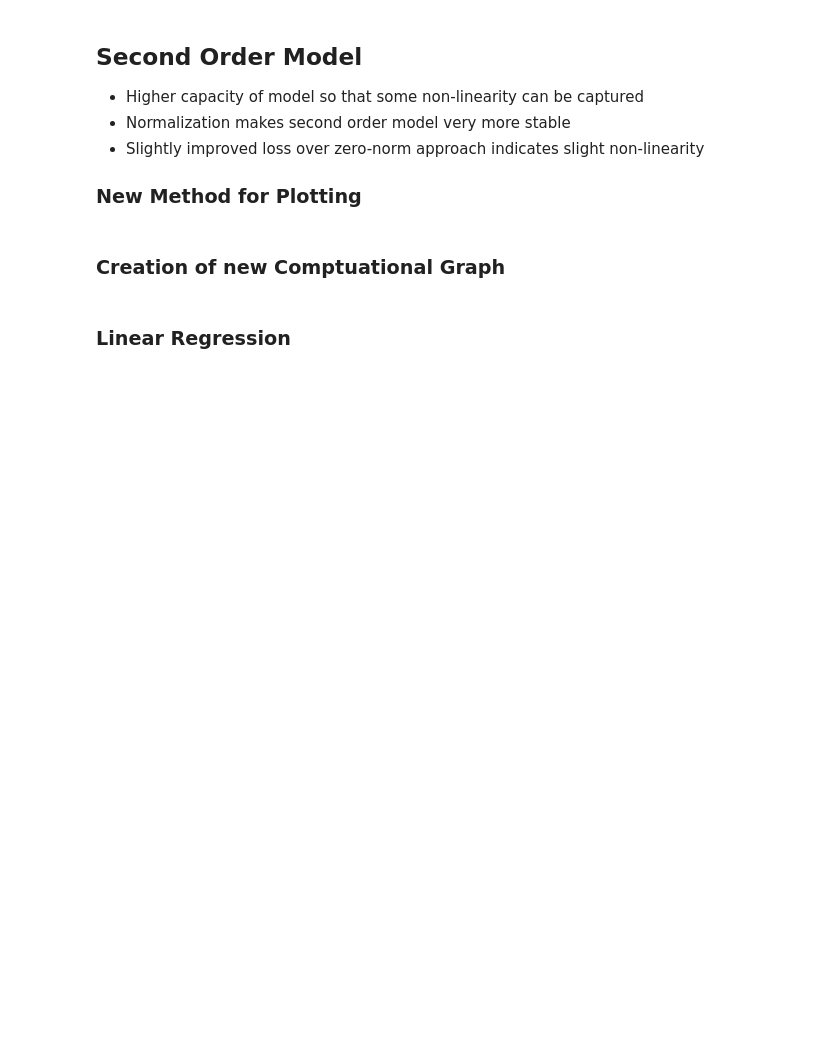
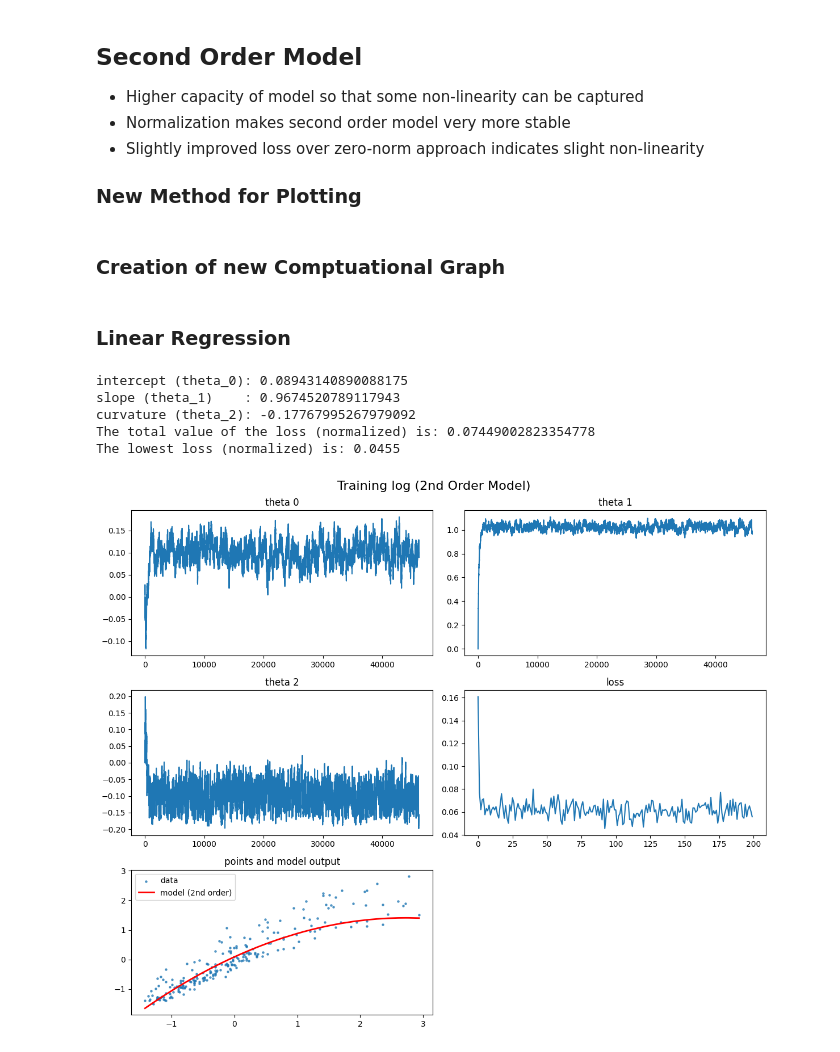
Before and after one commit to chrewbroccoli/delearn-mpw-2, a Jupyter notebook: student-input/cg-linear-regression-stud.ipynb, the cells around one changed output. Cells and saved outputs as stored; diff of their text form; code cells hidden in the pictures; blank space fills up the shorter version.

```diff
--- a/student-input/cg-linear-regression-stud.ipynb
+++ b/student-input/cg-linear-regression-stud.ipynb
@@ -643,42 +647,44 @@ t1 = 0.0
 t2 = 0.0
 
 loss_evolution = []
 t0_evolution = []
 t1_evolution = []
 t2_evolution = []
 
 for epoch in range(epochs):
     n_steps = N
     epoch_loss = 0.0
     for step in range(n_steps):
         n = random.choice(range(0, N))
         cg_second_order.reset_values()
-        cg_second_order.forward([living_area_normalized[n], t0, t1,t2, rent_normalized[n]])
+        cg_second_order.forward([living_area_normalized[n], t0, t1, t2, rent_normalized[n]])
         cg_second_order.backward()
         t0 = t0 - alpha * theta_0.grad_v
         t1 = t1 - alpha * theta_1.grad_v
         t2 = t2 - alpha * theta_2.grad_v
         epoch_loss += j.v
         t0_evolution.append(t0)
         t1_evolution.append(t1)
         t2_evolution.append(t2)
     loss_evolution.append(epoch_loss / n_steps)
 
 print("intercept (theta_0):", t0)
 print("slope (theta_1)    :", t1)
 print("curvature (theta_2):", t2)
+
 y_hat = t0 + t1 * living_area_normalized + t2 * (living_area_normalized**2)
 J = mse_loss(y_hat, rent_normalized)
+lowest_loss = np.min(loss_evolution)
 
-# Convert loss to squared Swiss Francs (CHF^2)
-rent_variance = rent_price.std() ** 2
-J_chf2 = J * rent_variance
-lowest_loss_chf2 = np.min(loss_evolution) * rent_variance
-loss_evolution_chf2 = [loss * rent_variance for loss in loss_evolution]
+print("The total value of the loss (normalized) is:", J)
+print(f"The lowest loss (normalized) is: {lowest_loss:.4f}")
 
-print("The total value of the loss (normalized) is", J)
-print(f"The total value of the loss (CHF^2) is: {J_chf2:.2f}")
-print(f"The lowest loss (CHF^2) is: {lowest_loss_chf2:.2f}")
-
-# Plot using the CHF^2 loss evolution
-plot_training_log_2nd_order(loss_evolution_chf2, t0_evolution,t1_evolution,t2_evolution, living_area_normalized, rent_normalized)
+# Plot using the original unitless loss evolution
+plot_training_log_2nd_order(loss_evolution, t0_evolution, t1_evolution, t2_evolution, living_area_normalized, rent_normalized)
+# %% [output]
+intercept (theta_0): 0.08943140890088175
+slope (theta_1)    : 0.9674520789117943
+curvature (theta_2): -0.17767995267979092
+The total value of the loss (normalized) is: 0.07449002823354778
+The lowest loss (normalized) is: 0.0455
+[figure, added]
```
Also changed, not shown: parts of 8 cells of this notebook.
